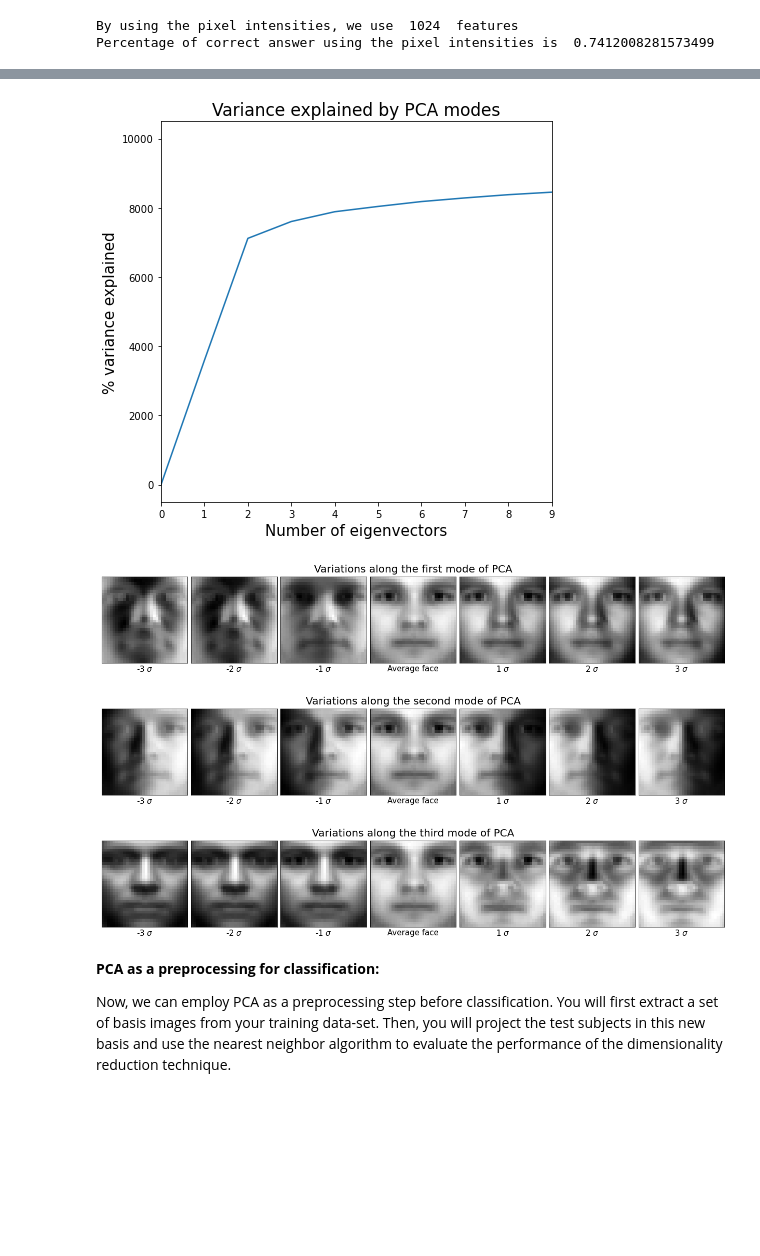
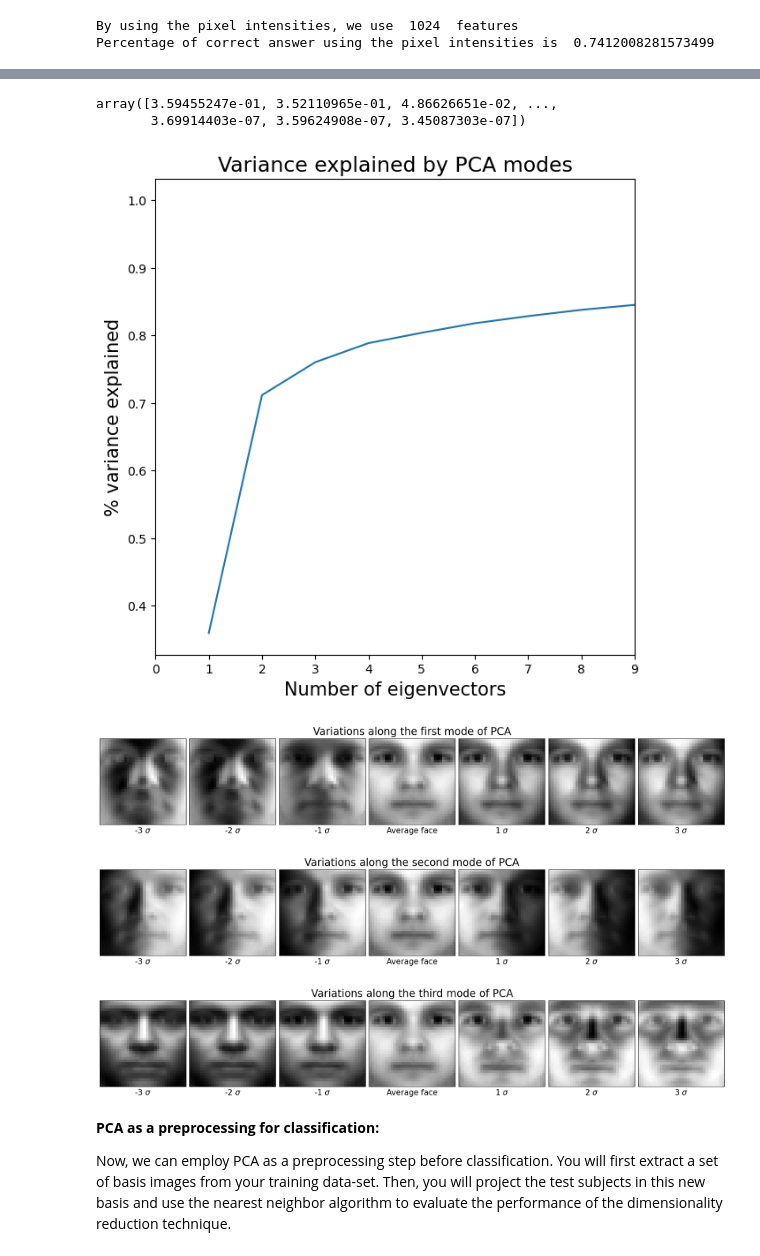
Before and after one commit to temperancehong/IMA205, a Jupyter notebook: TP1_2024/TP_Unsupervised_1_PCA-ICA_HONG.ipynb, the cells around one changed output, grey strips where cells are left out. Drawn from its saved outputs; the diff is of its cells as text; code cells hidden in the pictures; blank space fills up the shorter version.

```diff
--- a/TP1_2024/TP_Unsupervised_1_PCA-ICA.ipynb
+++ b/TP1_2024/TP_Unsupervised_1_PCA-ICA_HONG.ipynb
@@ -676,3 +684,8 @@ Percentage of correct answer using the pixel intensities is  0.7412008281573499
+# %%
+var_explained_pca
+# %% [output]
+array([3.59455247e-01, 3.52110965e-01, 4.86626651e-02, ...,
+       3.69914403e-07, 3.59624908e-07, 3.45087303e-07])
 # %%
 # Linear interpolation along the first two modes
 Xm=data.mean(axis=0) # average face
@@ -684,7 +697,7 @@ fig=plt.figure(figsize=(7, 7))
 ax=plt.subplot(111)
 ax.set_xlim(0, 9)
 dim=np.arange(0,10,1)
-plt.plot(XXXXXXXXXXXX)
+plt.plot([k+1 for k in range(len(var_explained_pca))], [sum(var_explained_pca[:i+1]) for i in range(len(var_explained_pca))])
 plt.xticks(dim)
 plt.xlabel('Number of eigenvectors',fontsize=15)
 plt.ylabel('% variance explained',fontsize=15)
@@ -694,7 +707,7 @@ plt.title('Variance explained by PCA modes',fontsize=17)
 fig=plt.figure(figsize=(17, 3))
 plt.suptitle('Variations along the first mode of PCA', size=20)
 for i, index in enumerate(indices):
-  image = XXXXXXXXXXXX
+  image = Xm + index * np.sqrt(DpcaTrain[0]) * UpcaTrain[:,0]
   fig.add_subplot(1, len(indices), i+1)
   plt.imshow(np.resize(image,(r,c)).T,origin='upper',cmap='gray')
   if index != 0:
@@ -707,36 +720,36 @@ for i, index in enumerate(indices):
 
 
 ## Second mode
 fig=plt.figure(figsize=(17, 3))
 plt.suptitle('Variations along the second mode of PCA', size=20)
 for i, index in enumerate(indices):
-  image = XXXXXXXXXXXX
+  image =  Xm + index * np.sqrt(DpcaTrain[1]) * UpcaTrain[:,1]
   fig.add_subplot(1, len(indices), i+1)
   plt.imshow(np.resize(image,(r,c)).T,origin='upper',cmap='gray')
   if index != 0:
     plt.xlabel(r'%i $\sigma$' %index, fontsize=15)
   else:
     plt.xlabel('Average face', fontsize=15)
   plt.xticks(())
   plt.yticks(())
   plt.subplots_adjust(left=0.01, bottom=0.05, right=0.99, top=0.93, wspace=0.04, hspace=0.0)
 
 ## Third mode
 fig=plt.figure(figsize=(17, 3))
 plt.suptitle('Variations along the third mode of PCA', size=20)
 for i, index in enumerate(indices):
-  image = XXXXXXXXXXXX
+  image =  Xm + index * np.sqrt(DpcaTrain[2]) * UpcaTrain[:,2]
   fig.add_subplot(1, len(indices), i+1)
   plt.imshow(np.resize(image,(r,c)).T,origin='upper',cmap='gray')
   if index != 0:
     plt.xlabel(r'%i $\sigma$' %index, fontsize=15)
   else:
     plt.xlabel('Average face', fontsize=15)
   plt.xticks(())
   plt.yticks(())
   plt.subplots_adjust(left=0.01, bottom=0.05, right=0.99, top=0.93, wspace=0.04, hspace=0.0)
 # %% [output]
-[figure, old version]
+[figure, new version]
 [figure]
 [figure]
 [figure]
```
Also changed, not shown: parts of 9 cells of this notebook.
